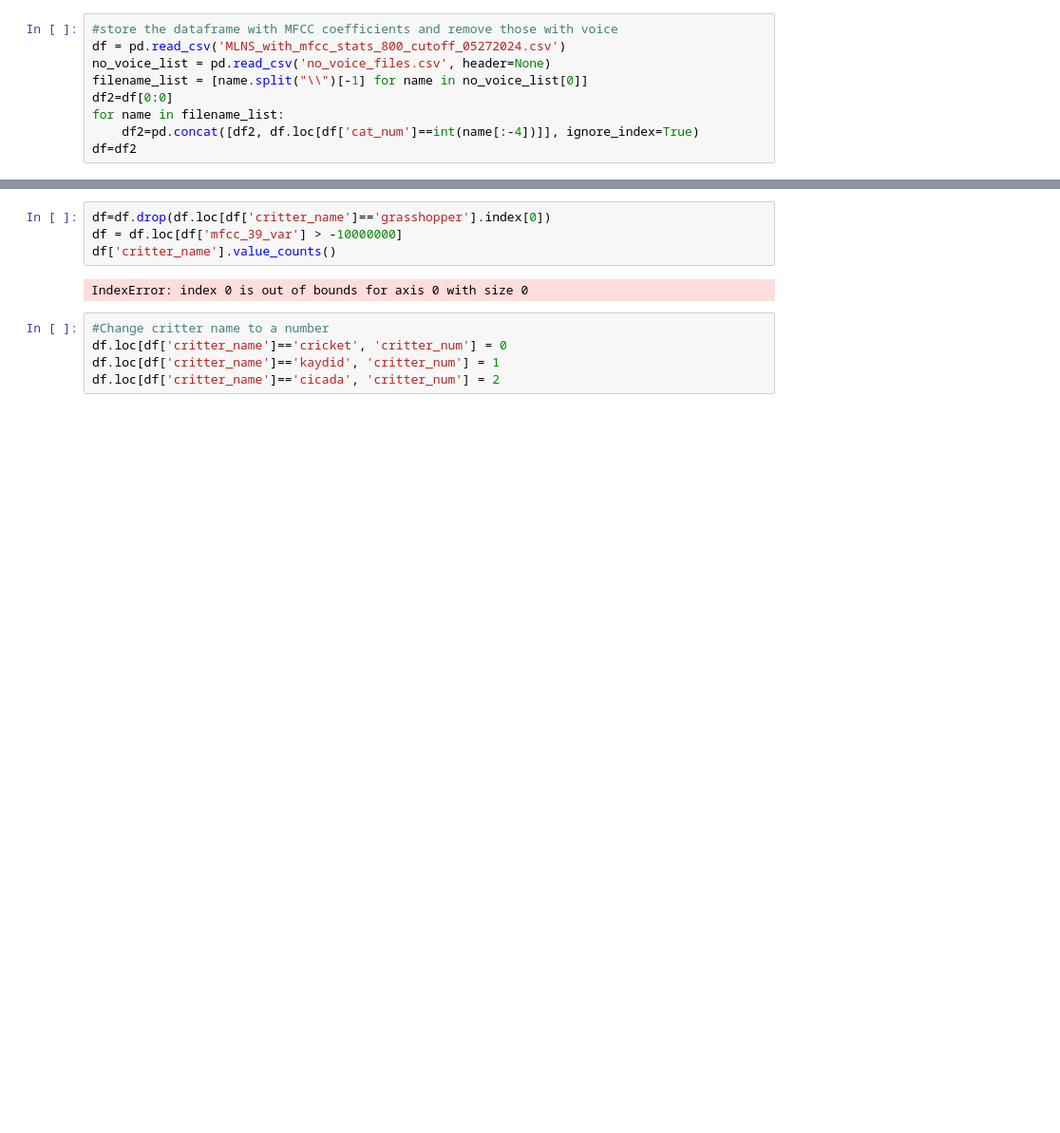
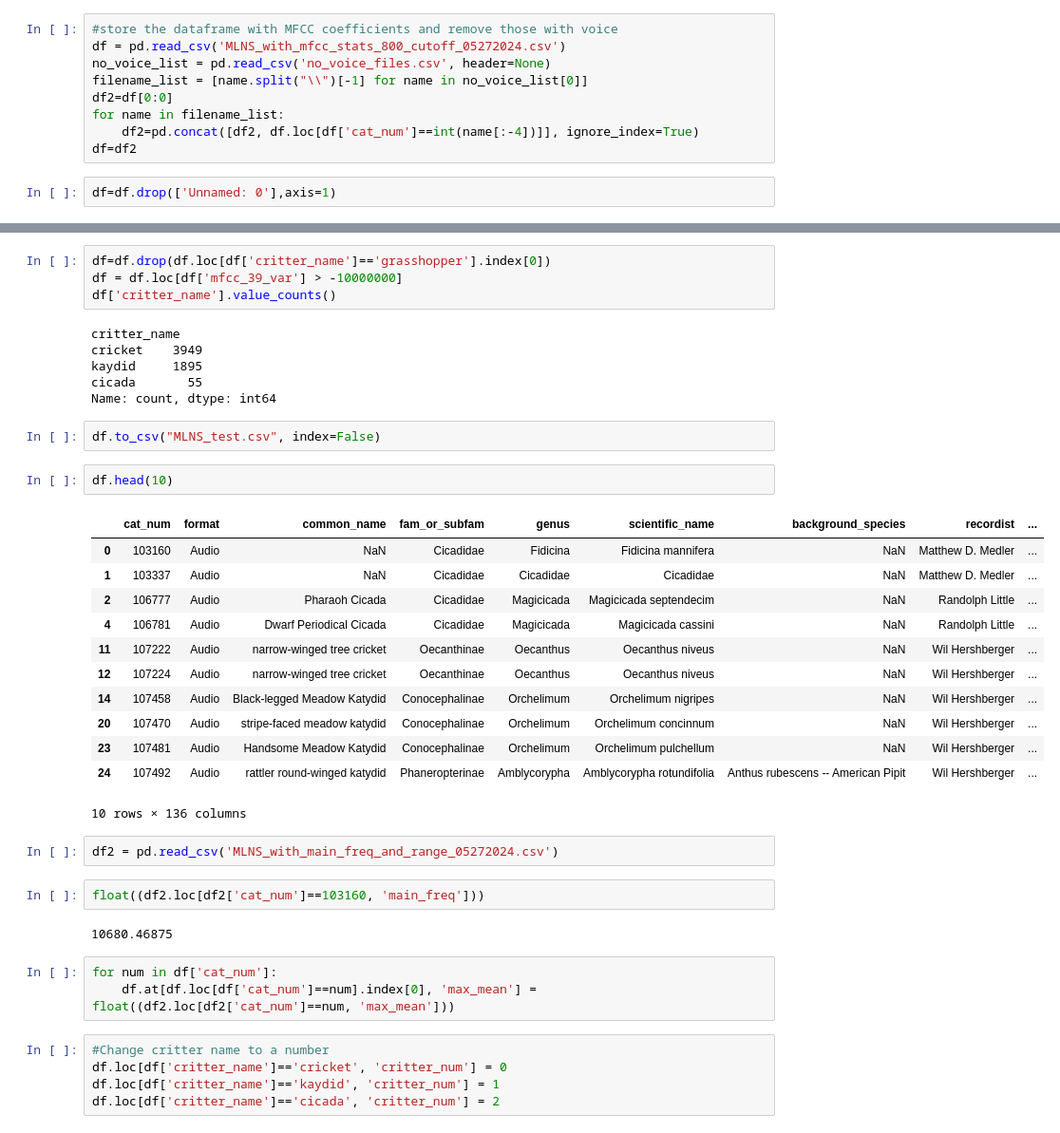
Before and after one commit to andrewcmerwin/ChirpChecker, a Jupyter notebook: MFCC_avg_var_FFNN.ipynb, the cells around one changed output, grey strips where cells are left out. Shown at 95% size. Cells and saved outputs as stored; diff of their text form; blank space fills up the shorter version.

```diff
--- a/MFCC_avg_var_FFNN.ipynb
+++ b/MFCC_avg_var_FFNN.ipynb
@@ -22,3 +22,4 @@ for name in filename_list:
     df2=pd.concat([df2, df.loc[df['cat_num']==int(name[:-4])]], ignore_index=True)
 df=df2
 # %%
+df=df.drop(['Unnamed: 0'],axis=1)
@@ -35,7 +37,37 @@ df=df.drop(df.loc[df['critter_name']=='grasshopper'].index[0])
 df = df.loc[df['mfcc_39_var'] > -10000000]
 df['critter_name'].value_counts()
 # %% [output]
-IndexError: index 0 is out of bounds for axis 0 with size 0
+critter_name
+cricket    3949
+kaydid     1895
+cicada       55
+Name: count, dtype: int64
+# %%
+df.to_csv("MLNS_test.csv", index=False)
+# %%
+df.head(10)
+# %% [output]
+|  | cat_num | format | common_name | fam_or_subfam | genus | scientific_name | background_species | recordist | ... |
+| 0 | 103160 | Audio | NaN | Cicadidae | Fidicina | Fidicina mannifera | NaN | Matthew D. Medler | ... |
+| 1 | 103337 | Audio | NaN | Cicadidae | Cicadidae | Cicadidae | NaN | Matthew D. Medler | ... |
+| 2 | 106777 | Audio | Pharaoh Cicada | Cicadidae | Magicicada | Magicicada septendecim | NaN | Randolph Little | ... |
+| 4 | 106781 | Audio | Dwarf Periodical Cicada | Cicadidae | Magicicada | Magicicada cassini | NaN | Randolph Little | ... |
+| 11 | 107222 | Audio | narrow-winged tree cricket | Oecanthinae | Oecanthus | Oecanthus niveus | NaN | Wil Hershberger | ... |
+| 12 | 107224 | Audio | narrow-winged tree cricket | Oecanthinae | Oecanthus | Oecanthus niveus | NaN | Wil Hershberger | ... |
+| 14 | 107458 | Audio | Black-legged Meadow Katydid | Conocephalinae | Orchelimum | Orchelimum nigripes | NaN | Wil Hershberger | ... |
+| 20 | 107470 | Audio | stripe-faced meadow katydid | Conocephalinae | Orchelimum | Orchelimum concinnum | NaN | Wil Hershberger | ... |
+| 23 | 107481 | Audio | Handsome Meadow Katydid | Conocephalinae | Orchelimum | Orchelimum pulchellum | NaN | Wil Hershberger | ... |
+| 24 | 107492 | Audio | rattler round-winged katydid | Phaneropterinae | Amblycorypha | Amblycorypha rotundifolia | Anthus rubescens -- American Pipit | Wil Hershberger | ... |
+10 rows × 136 columns
+# %%
+df2 = pd.read_csv('MLNS_with_main_freq_and_range_05272024.csv')
+# %%
+float((df2.loc[df2['cat_num']==103160, 'main_freq']))
+# %% [output]
+10680.46875
+# %%
+for num in df['cat_num']:
+    df.at[df.loc[df['cat_num']==num].index[0], 'max_mean'] = float((df2.loc[df2['cat_num']==num, 'max_mean']))
 # %%
 #Change critter name to a number
 df.loc[df['critter_name']=='cricket', 'critter_num'] = 0
```
Also changed, not shown: parts of 3 cells of this notebook, 1 other file.
